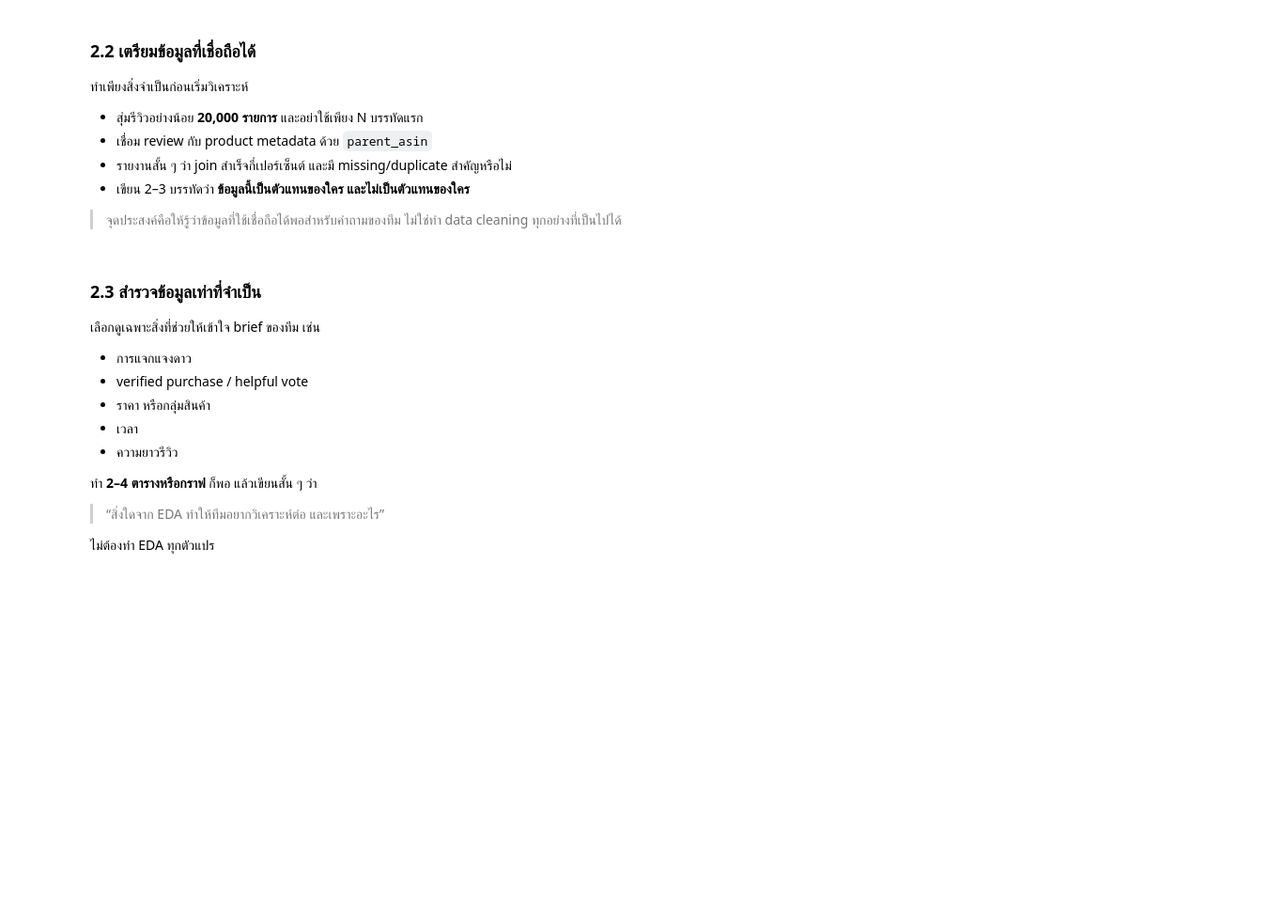
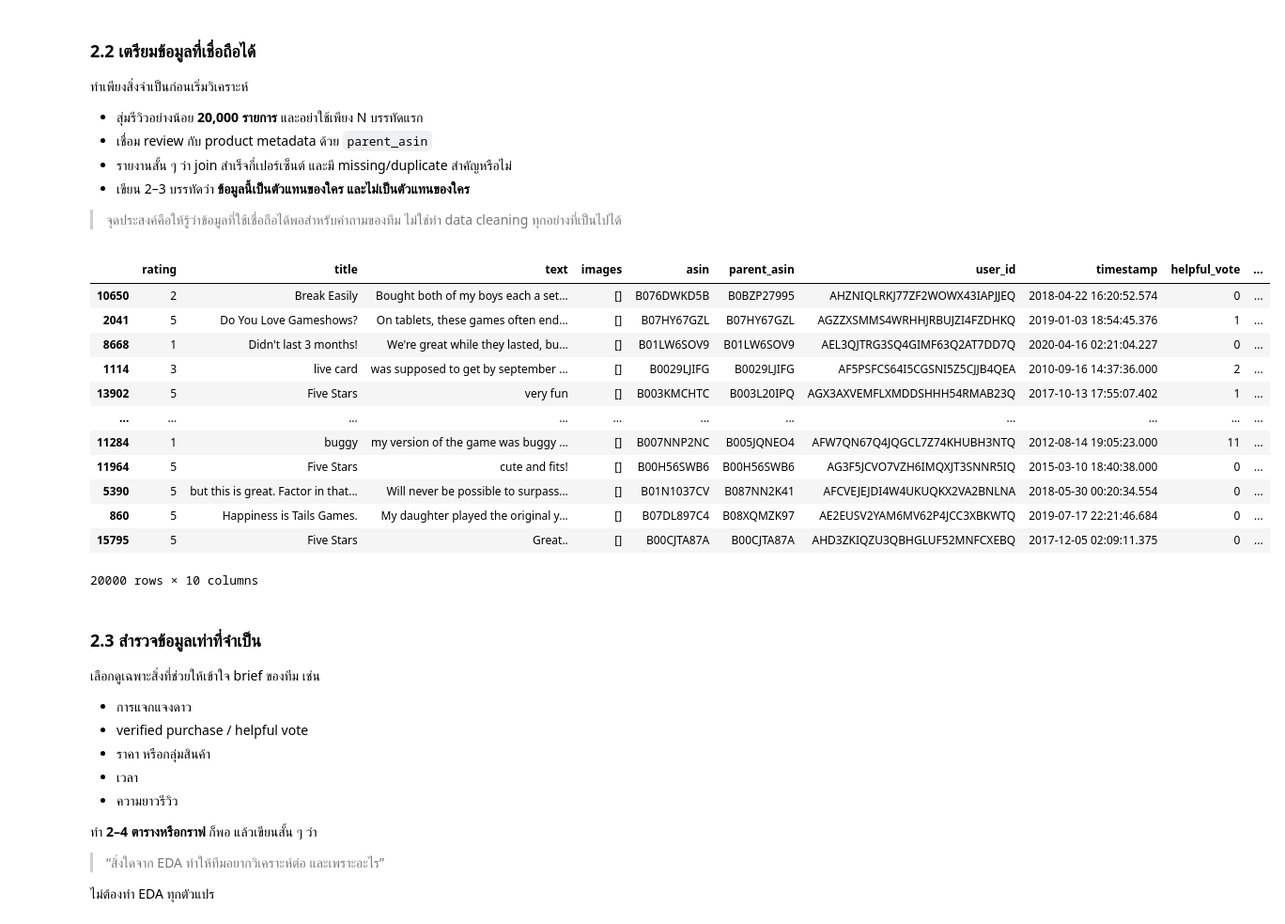
Before and after one commit to spannav/project_bigdata, a Jupyter notebook: Project1_Video_Games.ipynb, the cells around one changed output. Shown at 94% size. Cells and saved outputs as stored; diff of their text form; code cells hidden in the pictures; blank space fills up the shorter version.

```diff
--- a/Project1_Video_Games.ipynb
+++ b/Project1_Video_Games.ipynb
@@ -237,7 +236,23 @@ Index(['main_category', 'title', 'average_rating', 'rating_number', 'features',
 
 > จุดประสงค์คือให้รู้ว่าข้อมูลที่ใช้เชื่อถือได้พอสำหรับคำถามของทีม ไม่ใช่ทำ data cleaning ทุกอย่างที่เป็นไปได้
 # %%
-# ----------------- Your code here -----------------
+# สุ่มรีวิว 20,000 รายการจากไฟล์
+df_review = reviews.sample(n=20000, random_state=42).copy()
+df_review
+# %% [output]
+|  | rating | title | text | images | asin | parent_asin | user_id | timestamp | helpful_vote | ... |
+| 10650 | 2 | Break Easily | Bought both of my boys each a set... | [] | B076DWKD5B | B0BZP27995 | AHZNIQLRKJ77ZF2WOWX43IAPJJEQ | 2018-04-22 16:20:52.574 | 0 | ... |
+| 2041 | 5 | Do You Love Gameshows? | On tablets, these games often end... | [] | B07HY67GZL | B07HY67GZL | AGZZXSMMS4WRHHJRBUJZI4FZDHKQ | 2019-01-03 18:54:45.376 | 1 | ... |
+| 8668 | 1 | Didn't last 3 months! | We're great while they lasted, bu... | [] | B01LW6SOV9 | B01LW6SOV9 | AEL3QJTRG3SQ4GIMF63Q2AT7DD7Q | 2020-04-16 02:21:04.227 | 0 | ... |
+| 1114 | 3 | live card | was supposed to get by september ... | [] | B0029LJIFG | B0029LJIFG | AF5PSFCS64I5CGSNI5Z5CJJB4QEA | 2010-09-16 14:37:36.000 | 2 | ... |
+| 13902 | 5 | Five Stars | very fun | [] | B003KMCHTC | B003L20IPQ | AGX3AXVEMFLXMDDSHHH54RMAB23Q | 2017-10-13 17:55:07.402 | 1 | ... |
+| ... | ... | ... | ... | ... | ... | ... | ... | ... | ... | ... |
+| 11284 | 1 | buggy | my version of the game was buggy ... | [] | B007NNP2NC | B005JQNEO4 | AFW7QN67Q4JQGCL7Z74KHUBH3NTQ | 2012-08-14 19:05:23.000 | 11 | ... |
+| 11964 | 5 | Five Stars | cute and fits! | [] | B00H56SWB6 | B00H56SWB6 | AG3F5JCVO7VZH6IMQXJT3SNNR5IQ | 2015-03-10 18:40:38.000 | 0 | ... |
+| 5390 | 5 | but this is great. Factor in that... | Will never be possible to surpass... | [] | B01N1037CV | B087NN2K41 | AFCVEJEJDI4W4UKUQKX2VA2BNLNA | 2018-05-30 00:20:34.554 | 0 | ... |
+| 860 | 5 | Happiness is Tails Games. | My daughter played the original y... | [] | B07DL897C4 | B08XQMZK97 | AE2EUSV2YAM6MV62P4JCC3XBKWTQ | 2019-07-17 22:21:46.684 | 0 | ... |
+| 15795 | 5 | Five Stars | Great.. | [] | B00CJTA87A | B00CJTA87A | AHD3ZKIQZU3QBHGLUF52MNFCXEBQ | 2017-12-05 02:09:11.375 | 0 | ... |
+20000 rows × 10 columns
 # %% [markdown]
 ### 2.3 สำรวจข้อมูลเท่าที่จำเป็น
 
```
Also changed, not shown: parts of 3 cells of this notebook.
